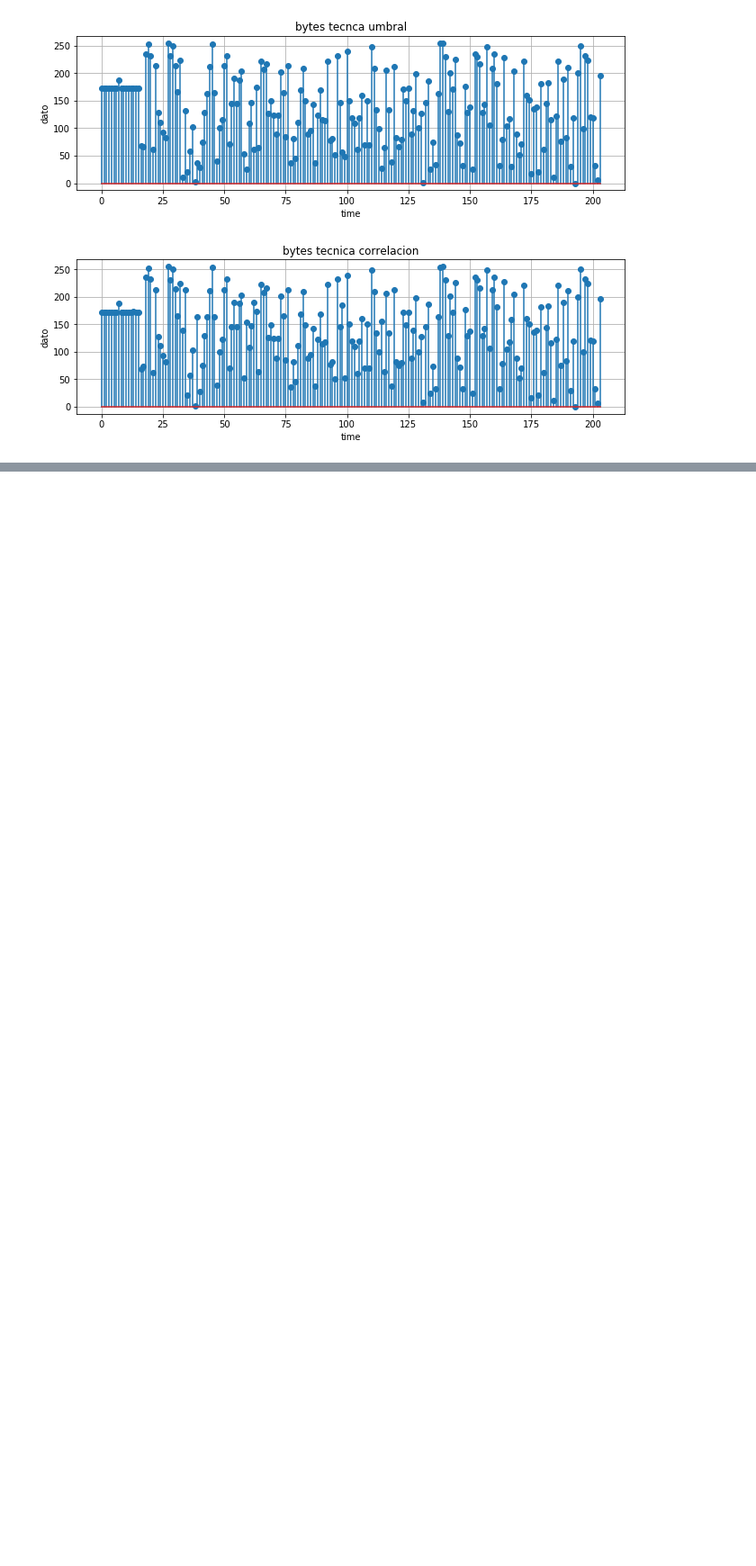
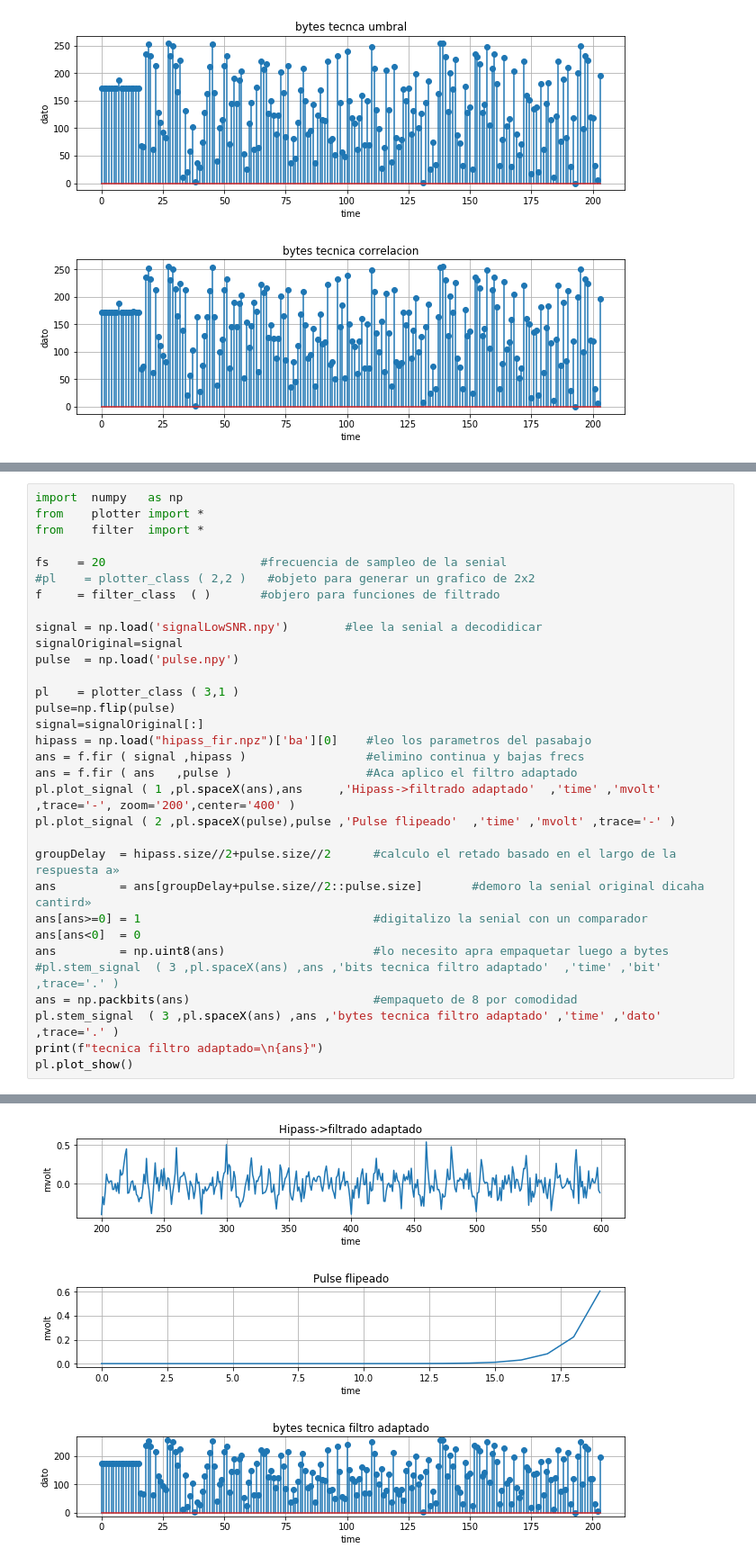
Before and after one commit to pslavkin/mse_18pds, a Jupyter notebook: tp1.ipynb, the cells around one changed output, grey strips where cells are left out. Shown: that part at 90% size. Cells and saved outputs as stored; diff of their text form; blank space fills up the shorter version.

```diff
--- a/tp1.ipynb
+++ b/tp1.ipynb
@@ -179,0 +186,33 @@ tecnica umbral=
+# %%
+import  numpy   as np
+from    plotter import *
+from    filter  import *
+
+fs    = 20                      #frecuencia de sampleo de la senial
+#pl    = plotter_class ( 2,2 )   #objeto para generar un grafico de 2x2
+f     = filter_class  ( )       #objero para funciones de filtrado
+
+signal = np.load('signalLowSNR.npy')        #lee la senial a decodidicar
+signalOriginal=signal
+pulse  = np.load('pulse.npy')
+
+pl    = plotter_class ( 3,1 )
+pulse=np.flip(pulse)
+signal=signalOriginal[:]
+hipass = np.load("hipass_fir.npz")['ba'][0]    #leo los parametros del pasabajo
+ans = f.fir ( signal ,hipass )                 #elimino continua y bajas frecs
+ans = f.fir ( ans   ,pulse )                   #Aca aplico el filtro adaptado
+pl.plot_signal ( 1 ,pl.spaceX(ans),ans     ,'Hipass->filtrado adaptado'  ,'time' ,'mvolt' ,trace='-', zoom='200',center='400' )
+pl.plot_signal ( 2 ,pl.spaceX(pulse),pulse ,'Pulse flipeado'  ,'time' ,'mvolt' ,trace='-' )
+
+groupDelay  = hipass.size//2+pulse.size//2      #calculo el retado basado en el largo de la respuesta a»
+ans         = ans[groupDelay+pulse.size//2::pulse.size]       #demoro la senial original dicaha cantird»
+ans[ans>=0] = 1                                 #digitalizo la senial con un comparador
+ans[ans<0]  = 0
+ans         = np.uint8(ans)                     #lo necesito apra empaquetar luego a bytes
+#pl.stem_signal  ( 3 ,pl.spaceX(ans) ,ans ,'bits tecnica filtro adaptado'  ,'time' ,'bit'  ,trace='.' )
+ans = np.packbits(ans)                          #empaqueto de 8 por comodidad
+pl.stem_signal  ( 3 ,pl.spaceX(ans) ,ans ,'bytes tecnica filtro adaptado' ,'time' ,'dato' ,trace='.' )
+print(f"tecnica filtro adaptado=\n{ans}")
+pl.plot_show()
+# %% [output]
@@ -179,0 +232 @@ tecnica umbral=
+[figure, added]
```
Also changed, not shown: parts of 6 cells of this notebook, 2 other files.
